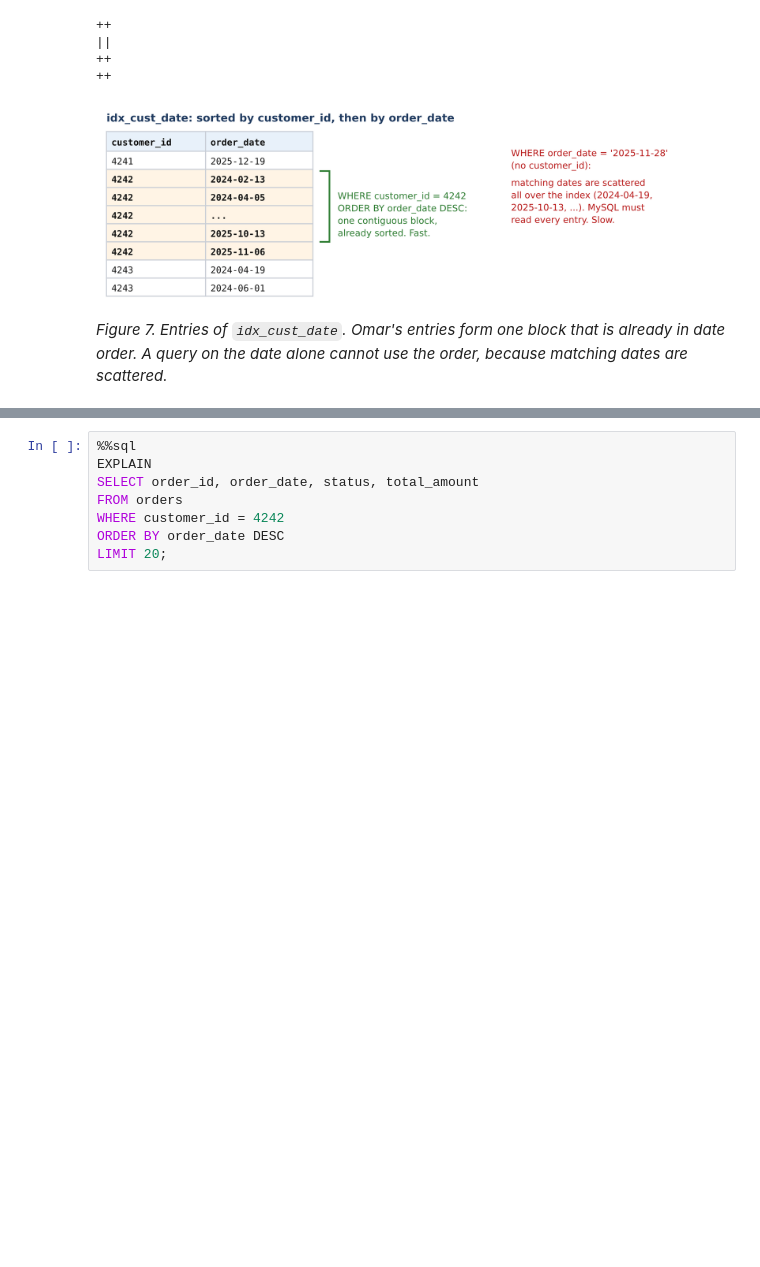
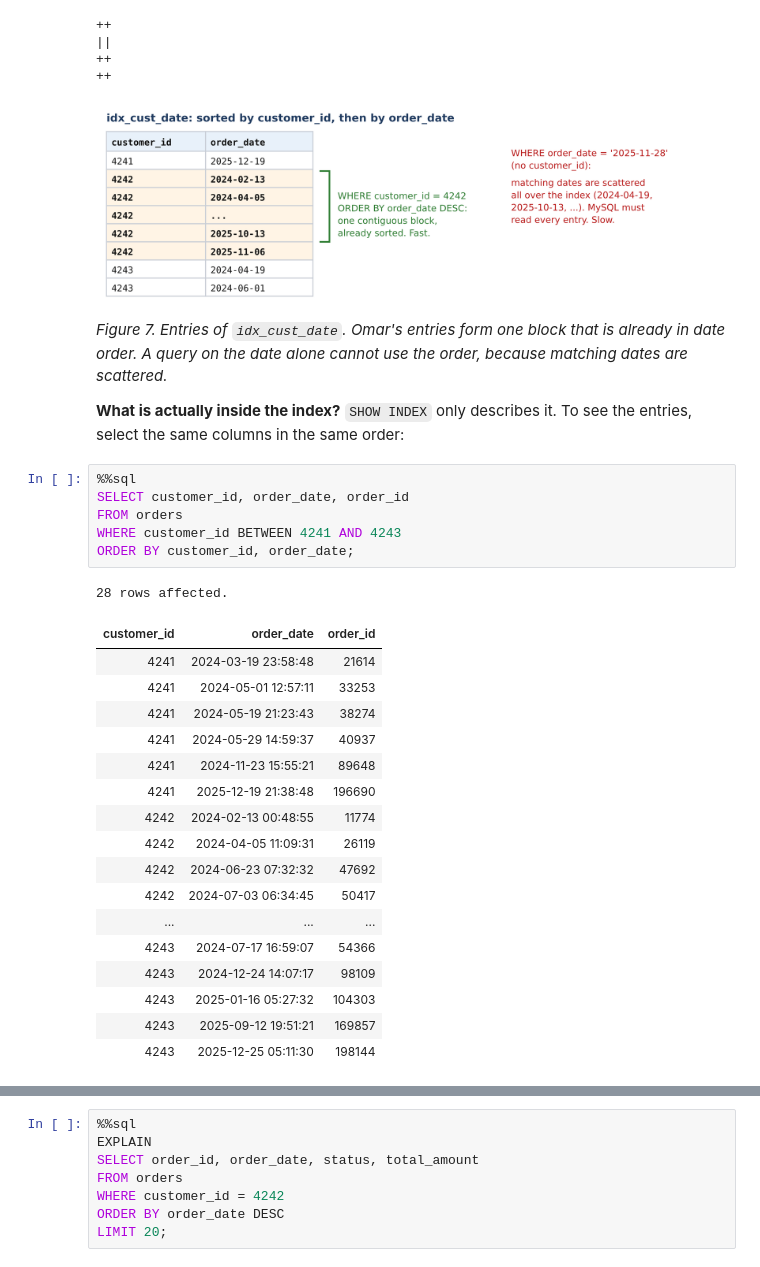
Before and after one commit to mdalmaruf/Database-Indexing, a Jupyter notebook: Database_Indexing_Activity.ipynb, the cells around one changed output, grey strips where cells are left out. Drawn from its saved outputs; the diff is of its cells as text; blank space fills up the shorter version.

```diff
--- a/Database_Indexing_Activity.ipynb
+++ b/Database_Indexing_Activity.ipynb
@@ -485,3 +597,30 @@ CREATE INDEX idx_cust_date ON orders (customer_id, order_date);
 ![fig_composite.png](attachment:fig_composite.png)
 
 *Figure 7. Entries of `idx_cust_date`. Omar's entries form one block that is already in date order. A query on the date alone cannot use the order, because matching dates are scattered.*
+
+**What is actually inside the index?** `SHOW INDEX` only describes it. To see the entries, select the same columns in the same order:
+# %%
+%%sql
+SELECT customer_id, order_date, order_id
+FROM orders
+WHERE customer_id BETWEEN 4241 AND 4243
+ORDER BY customer_id, order_date;
+# %% [output]
+28 rows affected.
+| customer_id | order_date | order_id |
+| 4241 | 2024-03-19 23:58:48 | 21614 |
+| 4241 | 2024-05-01 12:57:11 | 33253 |
+| 4241 | 2024-05-19 21:23:43 | 38274 |
+| 4241 | 2024-05-29 14:59:37 | 40937 |
+| 4241 | 2024-11-23 15:55:21 | 89648 |
+| 4241 | 2025-12-19 21:38:48 | 196690 |
+| 4242 | 2024-02-13 00:48:55 | 11774 |
+| 4242 | 2024-04-05 11:09:31 | 26119 |
+| 4242 | 2024-06-23 07:32:32 | 47692 |
+| 4242 | 2024-07-03 06:34:45 | 50417 |
+| ... | ... | ... |
+| 4243 | 2024-07-17 16:59:07 | 54366 |
+| 4243 | 2024-12-24 14:07:17 | 98109 |
+| 4243 | 2025-01-16 05:27:32 | 104303 |
+| 4243 | 2025-09-12 19:51:21 | 169857 |
+| 4243 | 2025-12-25 05:11:30 | 198144 |
```
Also changed, not shown: parts of 33 cells of this notebook, 4 other files.
